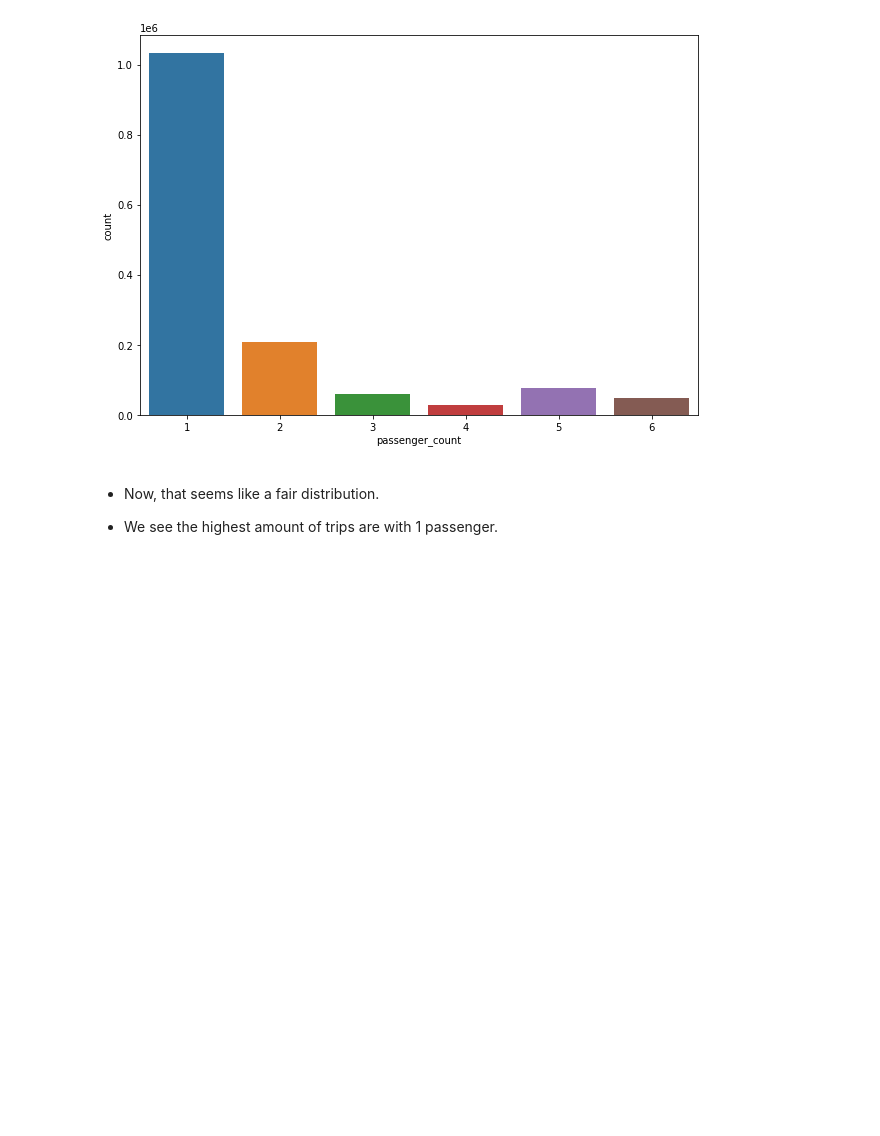
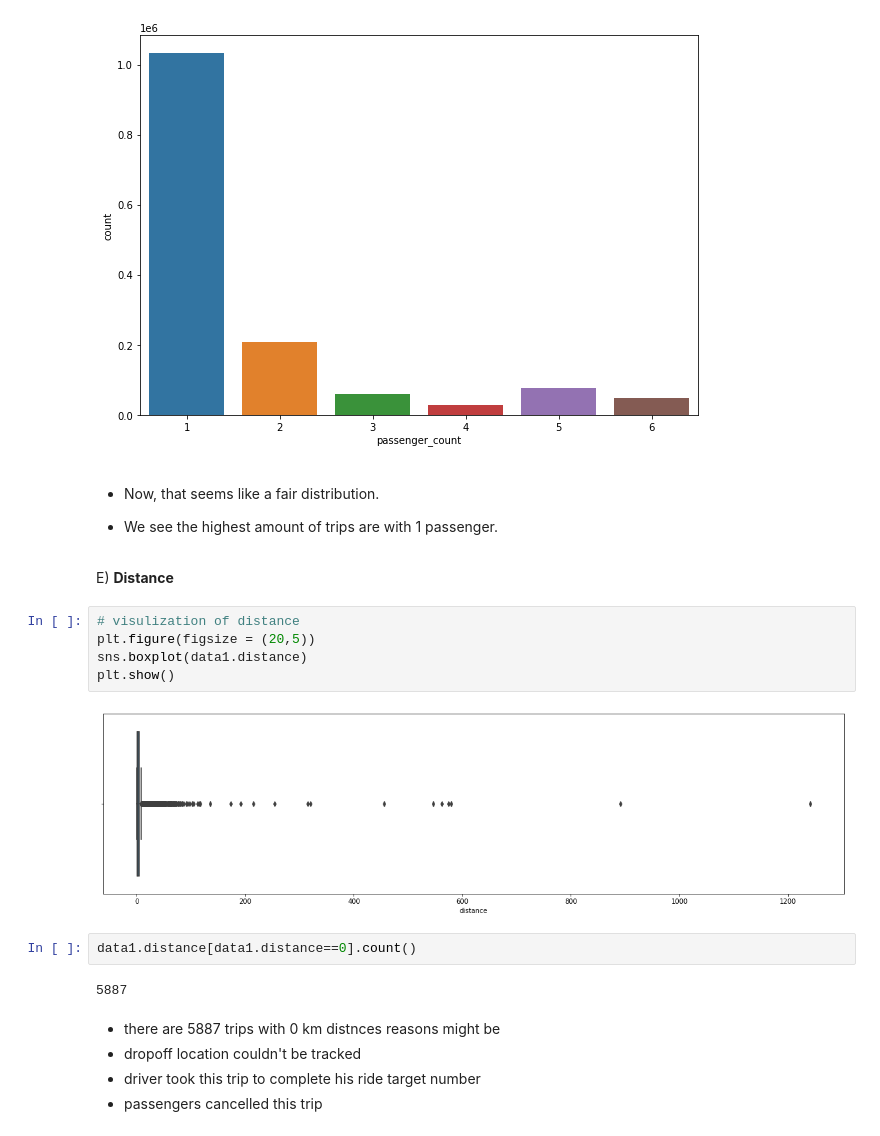
Before and after one commit to Deven876/project-2-NYC-Taxi-Trip-Time-Prediction, a Jupyter notebook: project_2_Taxi_Trip_Time_Prediction_.ipynb, the cells around one changed output. Saved outputs shown, nothing was run; the diff lists cells and outputs as text; blank space fills up the shorter version.

Commit message:
distance plotting

```diff
--- a/project_2_Taxi_Trip_Time_Prediction_.ipynb
+++ b/project_2_Taxi_Trip_Time_Prediction_.ipynb
@@ -374,3 +374,21 @@ sns.countplot(data1['passenger_count'])
  - Now, that seems like a fair distribution.
 
  - We see the highest amount of trips are with 1 passenger.
+# %% [markdown]
+E) **Distance**
+# %%
+# visulization of distance
+plt.figure(figsize = (20,5))
+sns.boxplot(data1.distance)
+plt.show()
+# %% [output]
+[figure, added]
+# %%
+data1.distance[data1.distance==0].count()
+# %% [output]
+5887
+# %% [markdown]
+- there are 5887 trips with 0 km distnces reasons might be
+- dropoff location couldn't be tracked
+- driver took this trip to complete his ride target number
+- passengers cancelled this trip
```
